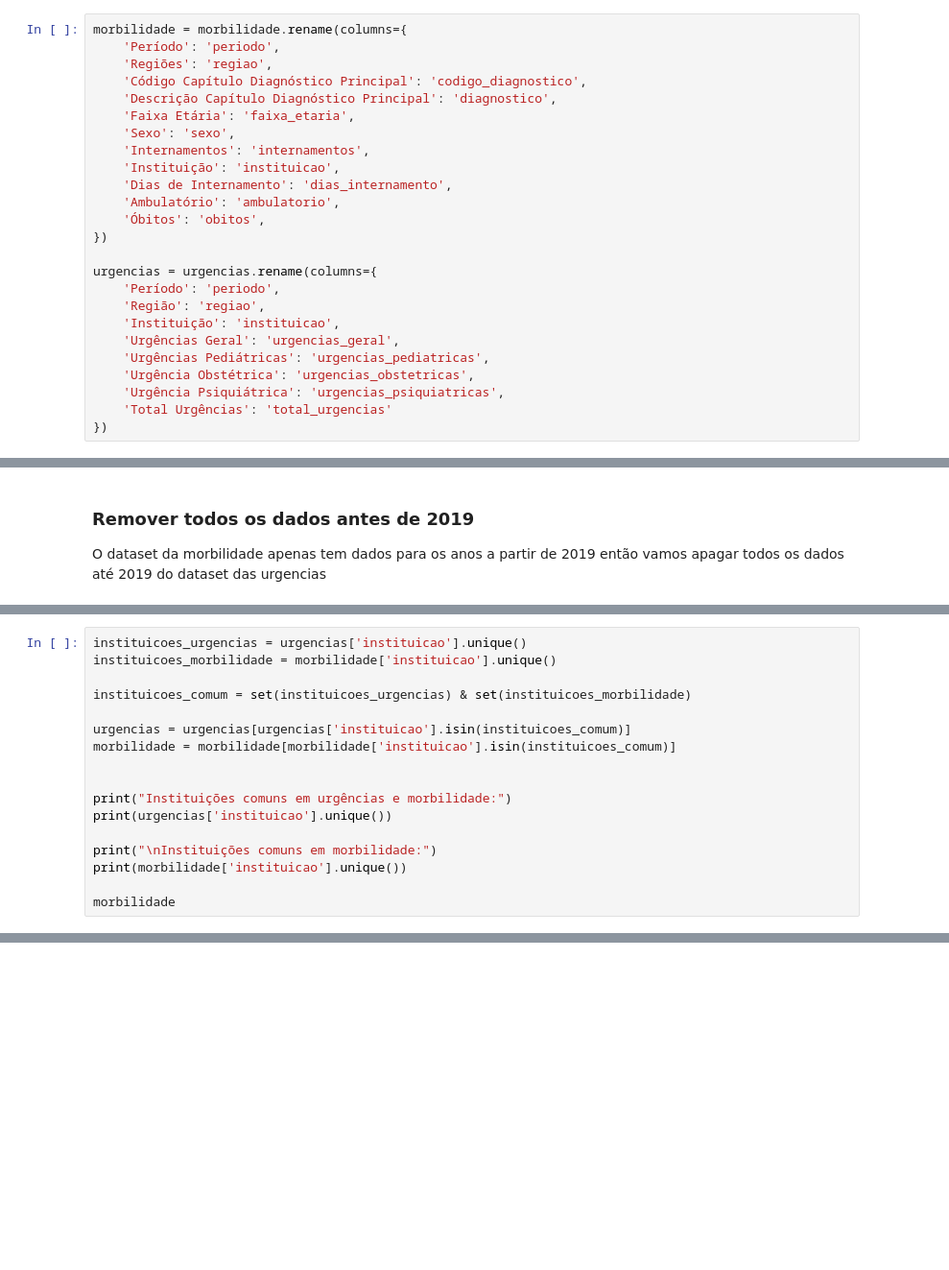
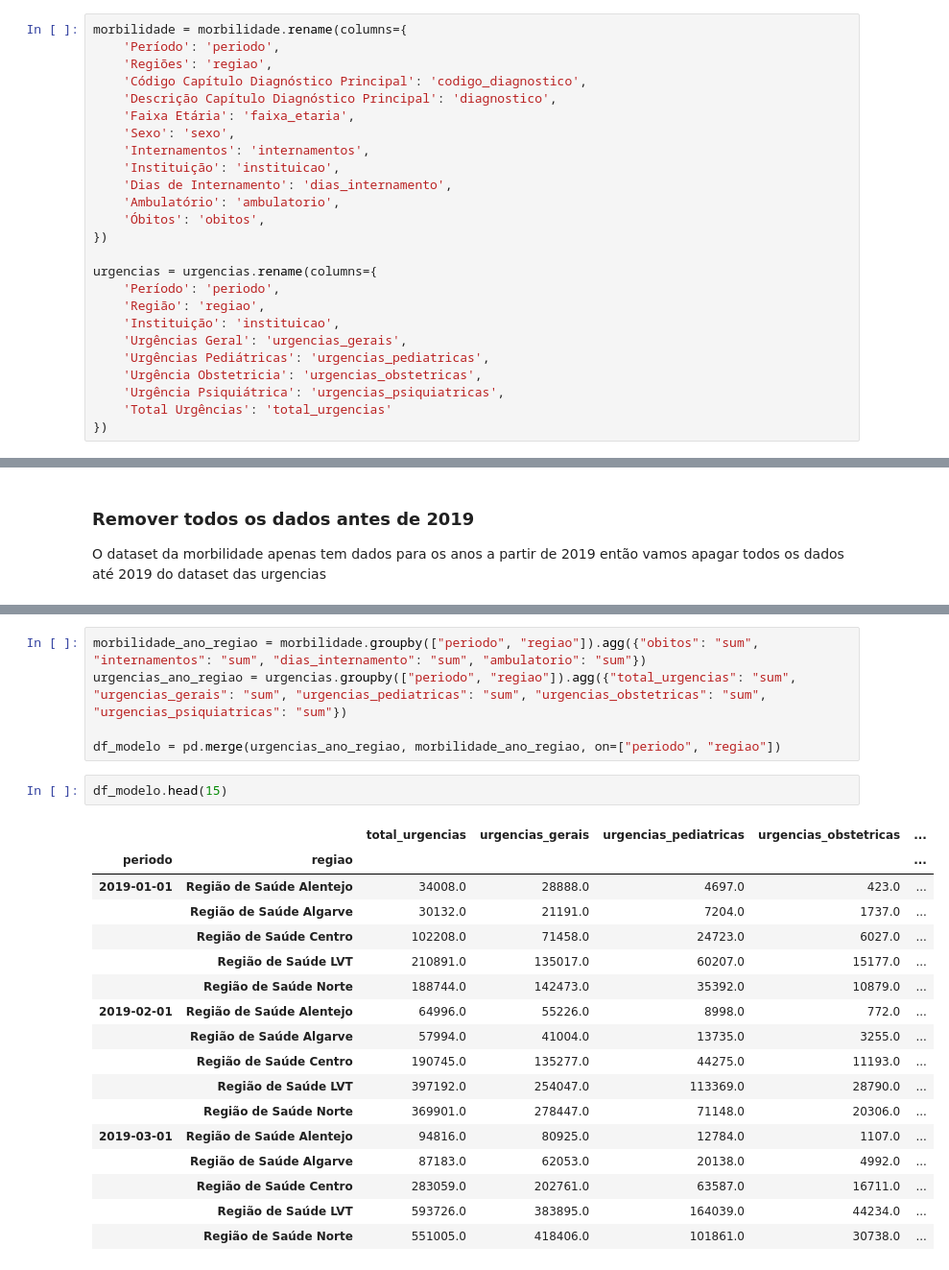
Before and after one commit to He1senb0rg/Projeto-PCD, a Jupyter notebook: projeto.ipynb, the cells around one changed output, grey strips where cells are left out. Shown: that part at 96% size. Cells and saved outputs as stored; diff of their text form; blank space fills up the shorter version.

```diff
--- a/projeto.ipynb
+++ b/projeto.ipynb
@@ -100,9 +100,9 @@ urgencias = urgencias.rename(columns={
     'Período': 'periodo',
     'Região': 'regiao',
     'Instituição': 'instituicao',
-    'Urgências Geral': 'urgencias_geral',
+    'Urgências Geral': 'urgencias_gerais',
     'Urgências Pediátricas': 'urgencias_pediatricas',
-    'Urgência Obstétrica': 'urgencias_obstetricas',
+    'Urgência Obstetricia': 'urgencias_obstetricas',
     'Urgência Psiquiátrica': 'urgencias_psiquiatricas',
     'Total Urgências': 'total_urgencias'
 })
@@ -192,17 +188,0 @@ Sendo estes dois datasets diferentes, pode haver instancias onde uma instituiç
-# %%
-instituicoes_urgencias = urgencias['instituicao'].unique()
-instituicoes_morbilidade = morbilidade['instituicao'].unique()
-
-instituicoes_comum = set(instituicoes_urgencias) & set(instituicoes_morbilidade)
-
-urgencias = urgencias[urgencias['instituicao'].isin(instituicoes_comum)]
-morbilidade = morbilidade[morbilidade['instituicao'].isin(instituicoes_comum)]
-
-
-print("Instituições comuns em urgências e morbilidade:")
-print(urgencias['instituicao'].unique())
-
-print("\nInstituições comuns em morbilidade:")
-print(morbilidade['instituicao'].unique())
-
-morbilidade
@@ -242,0 +192,25 @@ O atributo da instituição e região em ambos os datasets são diferentes, ás
+# %%
+morbilidade_ano_regiao = morbilidade.groupby(["periodo", "regiao"]).agg({"obitos": "sum", "internamentos": "sum", "dias_internamento": "sum", "ambulatorio": "sum"})
+urgencias_ano_regiao = urgencias.groupby(["periodo", "regiao"]).agg({"total_urgencias": "sum", "urgencias_gerais": "sum", "urgencias_pediatricas": "sum", "urgencias_obstetricas": "sum", "urgencias_psiquiatricas": "sum"})
+
+df_modelo = pd.merge(urgencias_ano_regiao, morbilidade_ano_regiao, on=["periodo", "regiao"])
+# %%
+df_modelo.head(15)
+# %% [output]
+|  |  | total_urgencias | urgencias_gerais | urgencias_pediatricas | urgencias_obstetricas | ... |
+| periodo | regiao |  |  |  |  | ... |
+| 2019-01-01 | Região de Saúde Alentejo | 34008.0 | 28888.0 | 4697.0 | 423.0 | ... |
+|  | Região de Saúde Algarve | 30132.0 | 21191.0 | 7204.0 | 1737.0 | ... |
+|  | Região de Saúde Centro | 102208.0 | 71458.0 | 24723.0 | 6027.0 | ... |
+|  | Região de Saúde LVT | 210891.0 | 135017.0 | 60207.0 | 15177.0 | ... |
+|  | Região de Saúde Norte | 188744.0 | 142473.0 | 35392.0 | 10879.0 | ... |
+| 2019-02-01 | Região de Saúde Alentejo | 64996.0 | 55226.0 | 8998.0 | 772.0 | ... |
+|  | Região de Saúde Algarve | 57994.0 | 41004.0 | 13735.0 | 3255.0 | ... |
+|  | Região de Saúde Centro | 190745.0 | 135277.0 | 44275.0 | 11193.0 | ... |
+|  | Região de Saúde LVT | 397192.0 | 254047.0 | 113369.0 | 28790.0 | ... |
+|  | Região de Saúde Norte | 369901.0 | 278447.0 | 71148.0 | 20306.0 | ... |
+| 2019-03-01 | Região de Saúde Alentejo | 94816.0 | 80925.0 | 12784.0 | 1107.0 | ... |
+|  | Região de Saúde Algarve | 87183.0 | 62053.0 | 20138.0 | 4992.0 | ... |
+|  | Região de Saúde Centro | 283059.0 | 202761.0 | 63587.0 | 16711.0 | ... |
+|  | Região de Saúde LVT | 593726.0 | 383895.0 | 164039.0 | 44234.0 | ... |
+|  | Região de Saúde Norte | 551005.0 | 418406.0 | 101861.0 | 30738.0 | ... |
```
Also changed, not shown: parts of 7 cells of this notebook.
